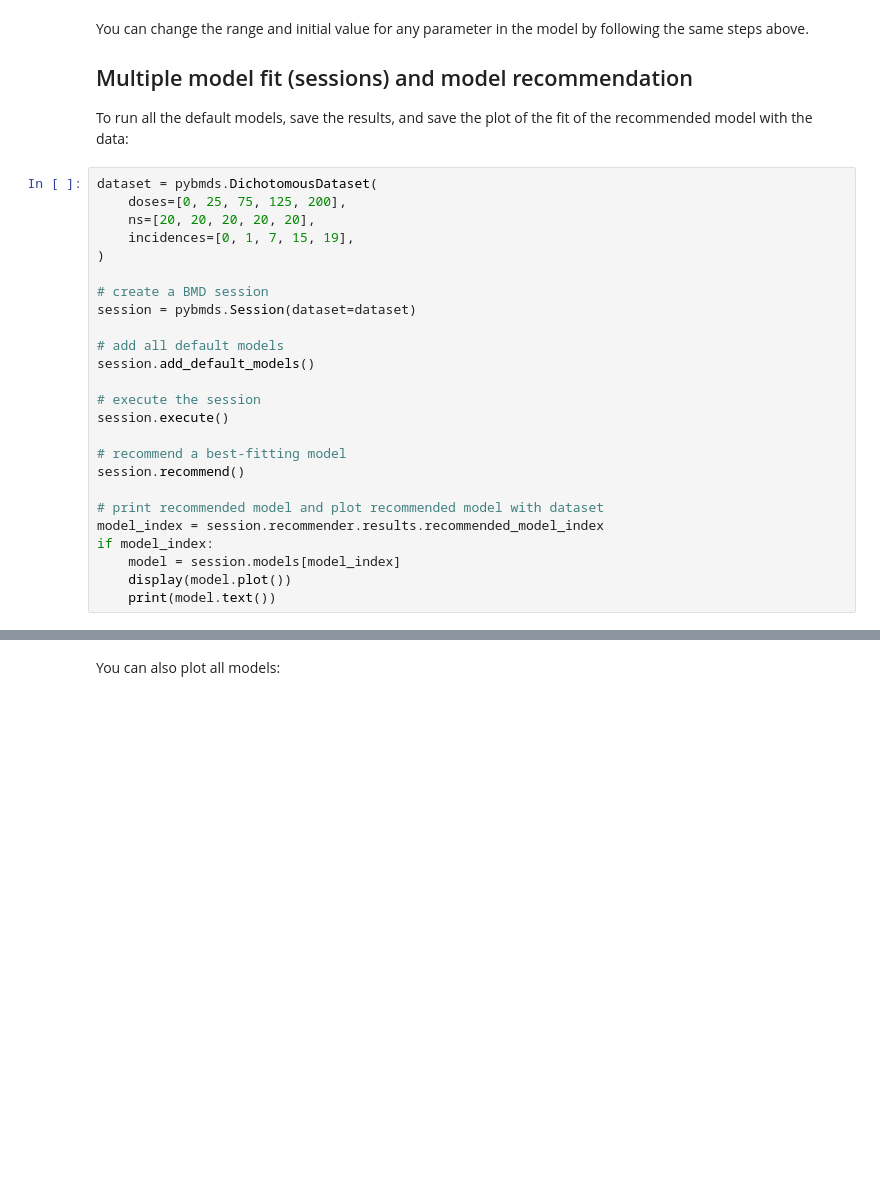
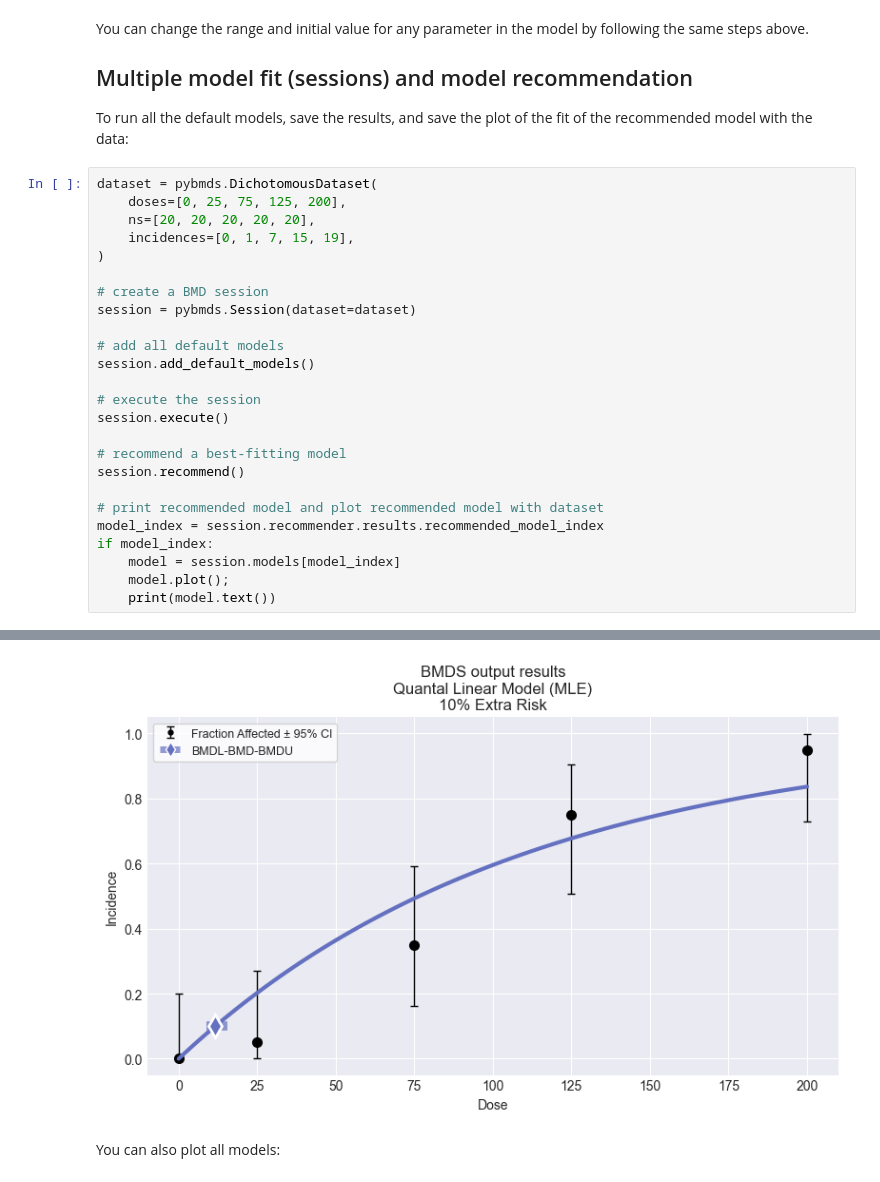
Before and after one commit to USEPA/BMDS, a Jupyter notebook: docs/source/recipes/dichotomous.ipynb, the cells around one changed output, grey strips where cells are left out. Saved outputs shown, nothing was run; the diff lists cells and outputs as text; blank space fills up the shorter version.

Commit message:
fixing double plotting issue

```diff
--- a/docs/source/recipes/dichotomous.ipynb
+++ b/docs/source/recipes/dichotomous.ipynb
@@ -150,5 +214,6 @@ session.recommend()
 model_index = session.recommender.results.recommended_model_index
 if model_index:
     model = session.models[model_index]
-    display(model.plot())
+    model.plot();
     print(model.text())
+# %% [output]
@@ -155,3 +237,4 @@ if model_index:
+[figure, added]
 # %% [markdown]
 You can also plot all models:
 # %%
```
Also changed, not shown: parts of 22 cells of this notebook, 7 other files.
